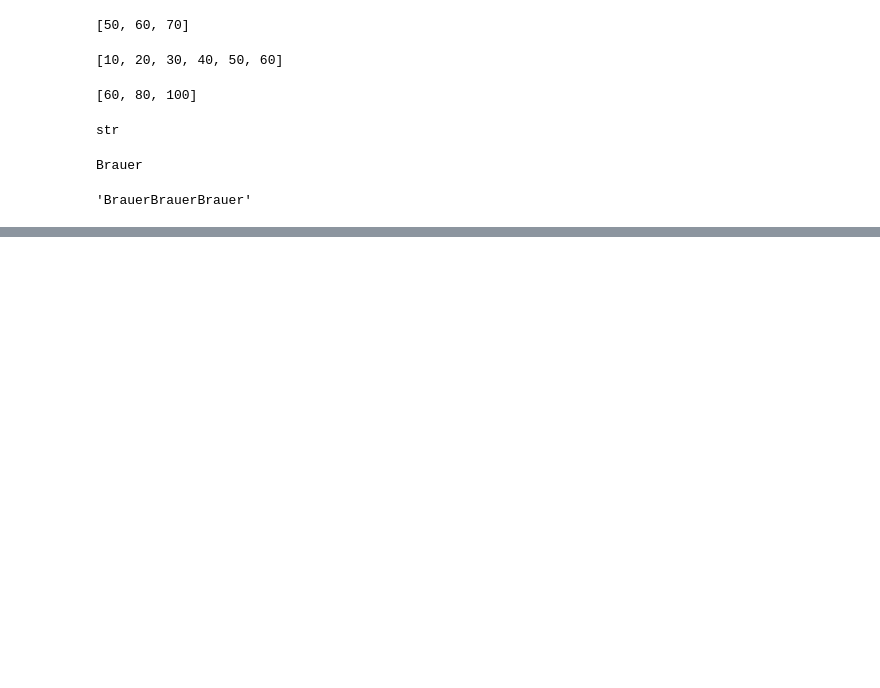
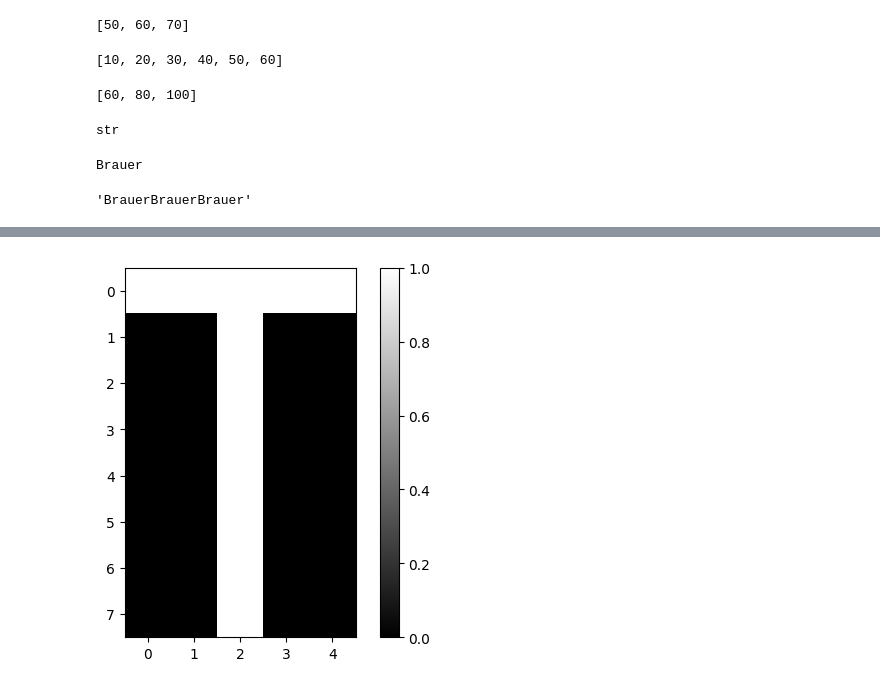
Before and after one commit to juebrauer/code_jb, a Jupyter notebook: 0015_semester_code_programming1/20_exkurs_python.ipynb, the cells around one changed output, grey strips where cells are left out. Cells and saved outputs as stored; diff of their text form; code cells hidden in the pictures; blank space fills up the shorter version.

```diff
--- a/0015_semester_code_programming1/20_exkurs_python.ipynb
+++ b/0015_semester_code_programming1/20_exkurs_python.ipynb
@@ -436,0 +469,5 @@ name * 3
+# %%
+import numpy
+v2 = numpy.zeros( (8,5) )
+v2[:,2] = 1
+v2[0,:] = 1
@@ -436,0 +485,7 @@ name * 3
+# %%
+import matplotlib.pyplot as plt
+plt.imshow(v2, cmap="gray")
+plt.colorbar()
+plt.show()
+# %% [output]
+[figure, added]
```
Also changed, not shown: parts of 15 cells of this notebook, 5 other files.
